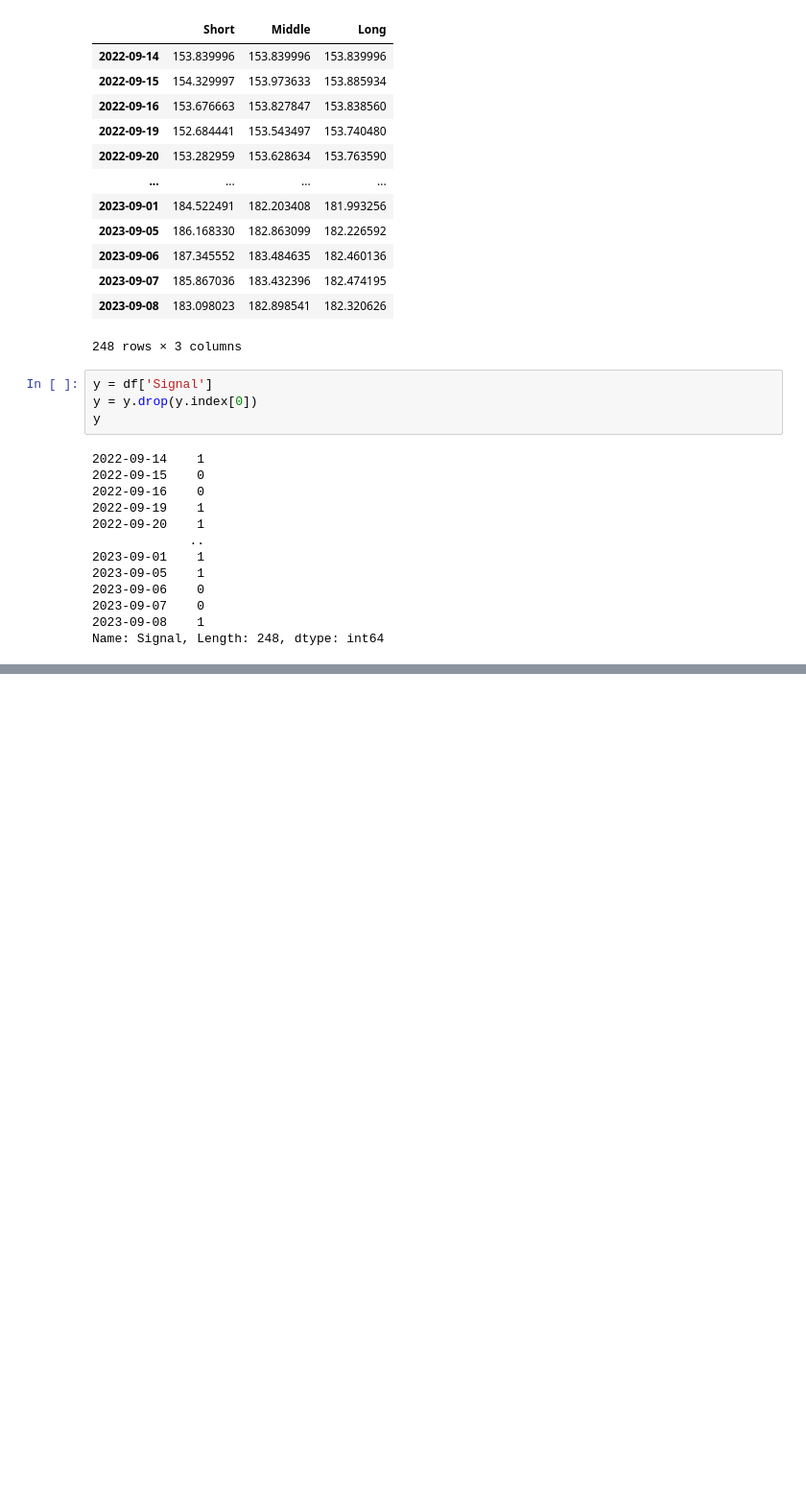
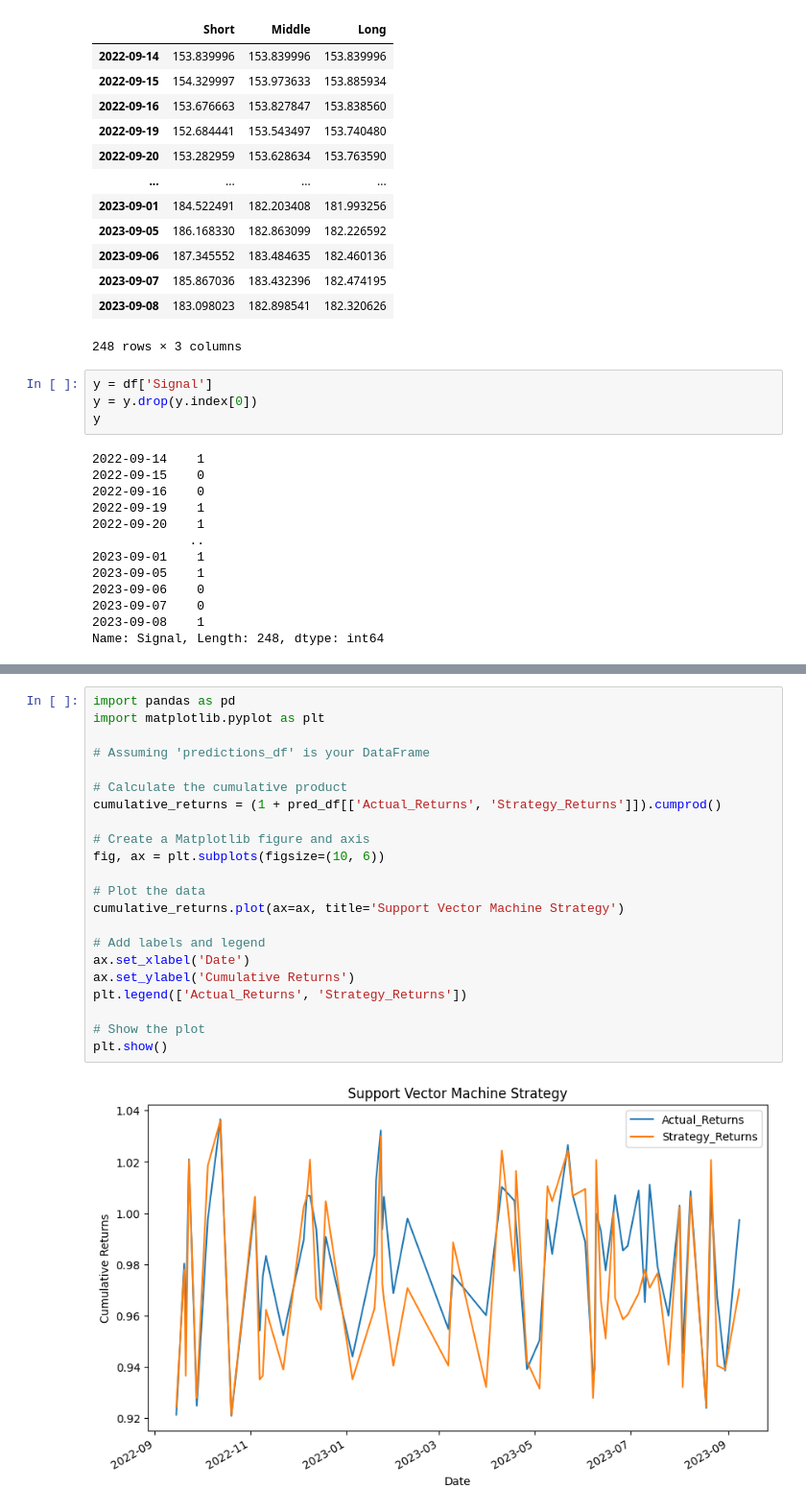
Before and after one commit to Jayasuryan0821-git/Machine-Learning-Lab, a Jupyter notebook: Mini_Project/Model/model.ipynb, the cells around one changed output, grey strips where cells are left out. Shown at 96% size. Saved outputs shown, nothing was run; the diff lists cells and outputs as text; blank space fills up the shorter version.

```diff
--- a/Mini_Project/Model/model.ipynb
+++ b/Mini_Project/Model/model.ipynb
@@ -446,0 +430,24 @@ pred_df
+# %%
+import pandas as pd
+import matplotlib.pyplot as plt
+
+# Assuming 'predictions_df' is your DataFrame
+
+# Calculate the cumulative product
+cumulative_returns = (1 + pred_df[['Actual_Returns', 'Strategy_Returns']]).cumprod()
+
+# Create a Matplotlib figure and axis
+fig, ax = plt.subplots(figsize=(10, 6))
+
+# Plot the data
+cumulative_returns.plot(ax=ax, title='Support Vector Machine Strategy')
+
+# Add labels and legend
+ax.set_xlabel('Date')
+ax.set_ylabel('Cumulative Returns')
+plt.legend(['Actual_Returns', 'Strategy_Returns'])
+
+# Show the plot
+plt.show()
+# %% [output]
+[figure, added]
```
Also changed, not shown: parts of 13 cells of this notebook.
